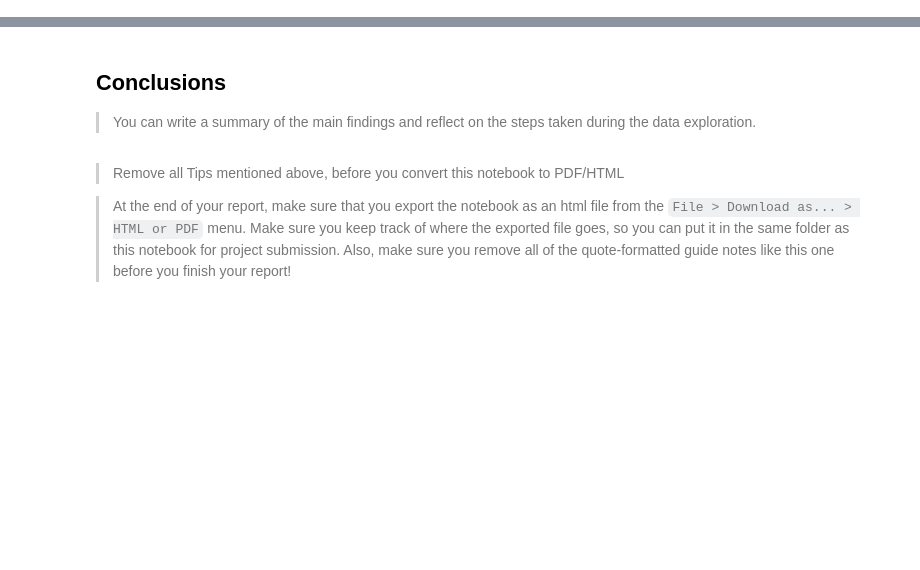
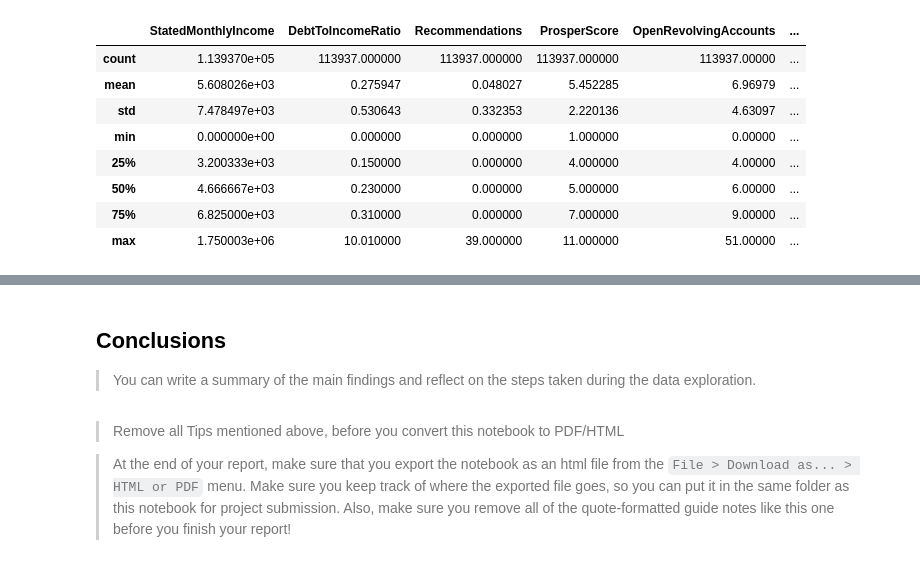
Before and after one commit to andisiambuku/Loans-Analysis-Project, a Jupyter notebook: Part_I_exploration_template.ipynb, the cells around one changed output, grey strips where cells are left out. Saved outputs shown, nothing was run; the diff lists cells and outputs as text; code cells hidden in the pictures; blank space fills up the shorter version.

```diff
--- a/Part_I_exploration_template.ipynb
+++ b/Part_I_exploration_template.ipynb
@@ -518,0 +186,12 @@ The borrower APR decreases with the increase of borrowing term for people with H
+# %%
+df_loans.describe()
+# %% [output]
+|  | StatedMonthlyIncome | DebtToIncomeRatio | Recommendations | ProsperScore | OpenRevolvingAccounts | ... |
+| count | 1.139370e+05 | 113937.000000 | 113937.000000 | 113937.000000 | 113937.00000 | ... |
+| mean | 5.608026e+03 | 0.275947 | 0.048027 | 5.452285 | 6.96979 | ... |
+| std | 7.478497e+03 | 0.530643 | 0.332353 | 2.220136 | 4.63097 | ... |
+| min | 0.000000e+00 | 0.000000 | 0.000000 | 1.000000 | 0.00000 | ... |
+| 25% | 3.200333e+03 | 0.150000 | 0.000000 | 4.000000 | 4.00000 | ... |
+| 50% | 4.666667e+03 | 0.230000 | 0.000000 | 5.000000 | 6.00000 | ... |
+| 75% | 6.825000e+03 | 0.310000 | 0.000000 | 7.000000 | 9.00000 | ... |
+| max | 1.750003e+06 | 10.010000 | 39.000000 | 11.000000 | 51.00000 | ... |
```
Also changed, not shown: parts of 96 cells of this notebook, 4 other files.
